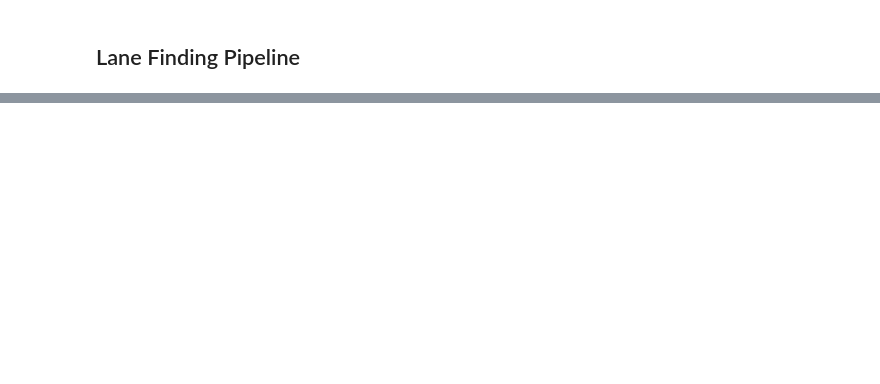
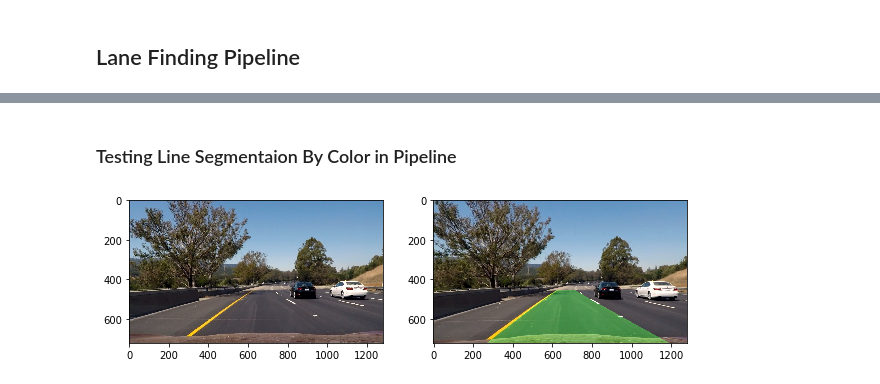
Before and after one commit to bhumphrey0x20/Advanced-Lane-Finding-Proj-3, a Jupyter notebook: advanced_lane_finding.ipynb, the cells around one changed output, grey strips where cells are left out. Drawn from its saved outputs; the diff is of its cells as text; code cells hidden in the pictures; blank space fills up the shorter version.

```diff
--- a/advanced_lane_finding.ipynb
+++ b/advanced_lane_finding.ipynb
@@ -112,6 +112,8 @@ class Line():
         self.right_fitx = 0
         self.A_poly_avg =0
         self.B_poly_avg = 0
+        self.C_poly_avg = 0
+        self.offset = 0
 
 
         # Define conversions in x and y from pixels space to meters
@@ -145,9 +147,10 @@ class Line():
 
         # add lane_lines polynomials to respective circ buffer
         self.add_lane_lines()
-        # set Curve polynomials
+        # Find Avg/Midpt of curve between left and right lanes
         self.A_poly_avg = (self.left_fit_cr[0]+self.right_fit_cr[0])/2
         self.B_poly_avg = (self.left_fit_cr[1]+self.right_fit_cr[1])/2
+        self.C_poly_avg = (self.left_fit_cr[2]+self.right_fit_cr[2])/2
         # add curve to circular buffer
         self.add_radius()
 
@@ -206,6 +209,8 @@ class Line():
             sum += (w+1)*self.recent_curve[w]
 
         self.avg_curve = sum/div
+
+        self.calculate_offset()
         '''
         self.recent_curve[self.curve_index] = curve
         self.curve_index += 1
@@ -218,8 +223,16 @@ class Line():
             self.avg_curve = np.average(self.recent_curve)
         '''
 
-    def get_avg_radius():
+    def get_avg_radius(self):
         return self.avg_curve
+
+
+    def calculate_offset(self):
+        curve_center = self.A_poly_avg * (self.y_eval * self.ym_per_pix)**2 + self.B_poly_avg * (self.y_eval * self.ym_per_pix)+ self.C_poly_avg
+        self.offset = (640* self.xm_per_pix) - curve_center
+
+    def get_offset(self):
+        return self.offset
 # %% [markdown]
 ## Functions for Image Manipulation
 # %%
@@ -744,3 +659,47 @@ HTML("""
 """.format(video_output))
 # %% [output]
 [interactive output not drawn]
+# %% [markdown]
+### Testing Line Segmentaion By Color in Pipeline
+# %%
+def pipeline_color_segmentation(image):
+    frame = cv2.undistort(image, mtx, dist, None, mtx)
+    mask = region_of_interest(frame, vertices)
+    """
+    img_bin = get_binary(mask, s_thresh=(100, 255), sx_thresh=(50, 255))
+    b1 = img_bin[:,:,1]
+    b2 = img_bin[:,:,2]
+    b = b1 | b2
+    """
+    b = get_color_2_binary(mask)
+    warped_image = warp_img(b, src_pts, dst_pts)
+    lf_lane,rt_lane, ploty = find_lane_lines(warped_image)
+    '''
+    if Curve_data.detected == False:
+        lf_lane,rt_lane, ploty = find_lane_lines(warped_image)
+    else:
+        lf_lane, rt_lane, ploty = find_lane_lines_quick(warped_image)
+    '''
+    lane_image = fill_lane(warped_image, frame, lf_lane, rt_lane, ploty)
+    '''
+    text= 'Radius: {0:4.2f} m'.format(Curve_data.get_avg_radius())
+    text2= 'Offset: {0:4.2f} m'.format(Curve_data.get_offset())
+    cv2.putText(lane_image, text,(50,100), font, 1,(255,255,255),2,cv2.LINE_AA)
+    cv2.putText(lane_image, text2,(50,200), font, 1,(255,255,255),2,cv2.LINE_AA)
+    '''
+    return lane_image
+
+
+bgr = cv2.imread('test_images/test6.jpg')
+rgb = cv2.cvtColor(bgr, cv2.COLOR_BGR2RGB)
+
+img1 = pipeline_color_segmentation(rgb)
+
+plt.figure(figsize=(10,10))
+plt.subplot(1,2,1)
+plt.imshow(rgb)
+plt.subplot(1,2,2)
+plt.imshow(img1)
+plt.show()
+# %% [output]
+[figure, added]
```
Also changed, not shown: parts of 11 cells of this notebook.
